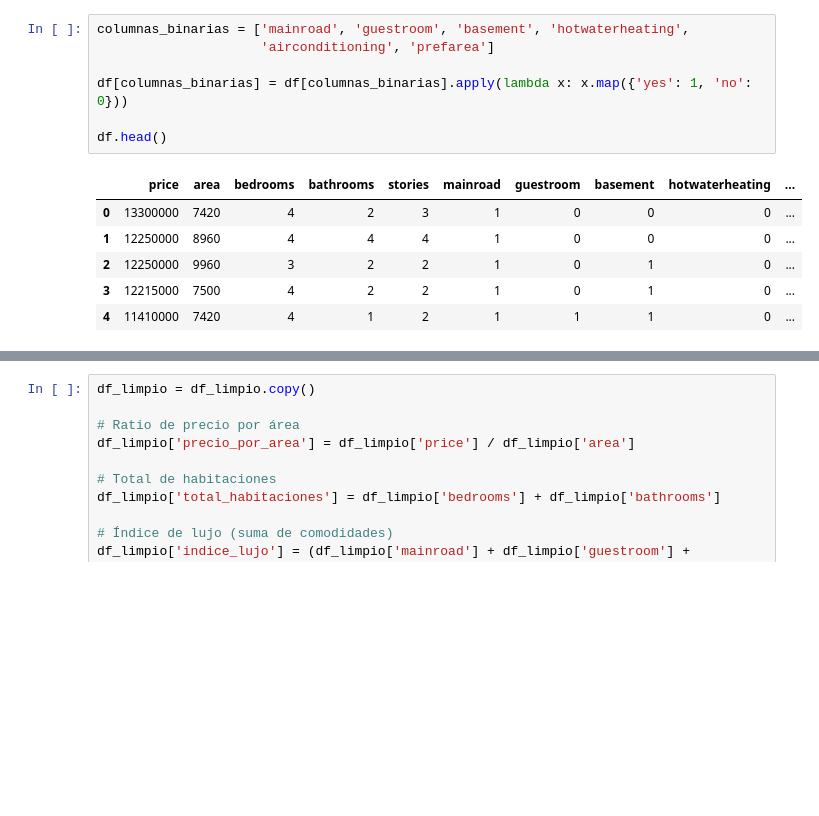
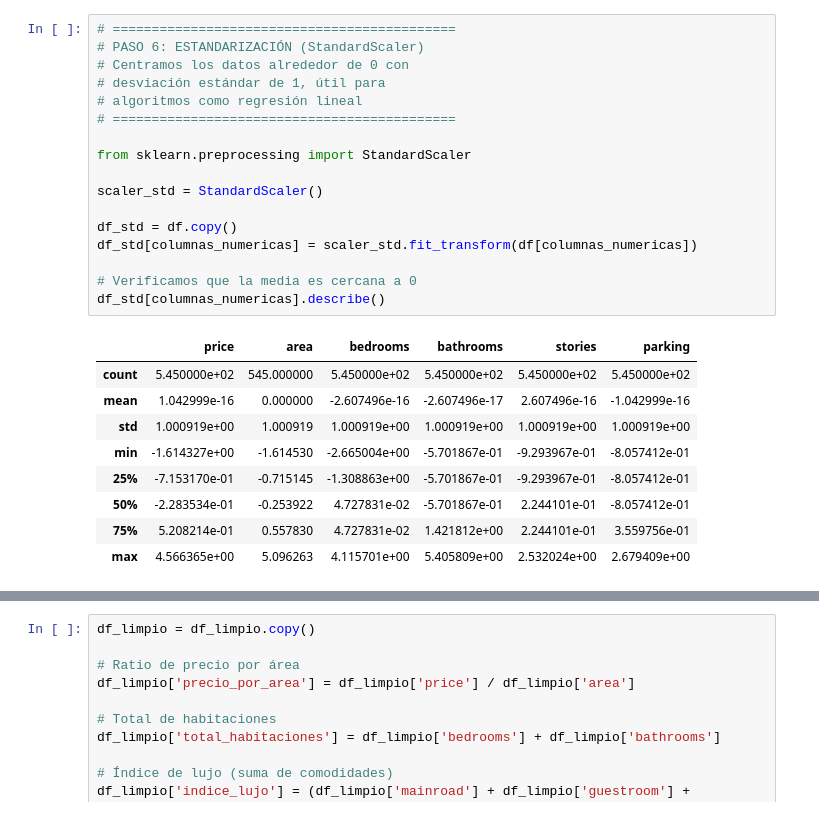
Before and after one commit to matiasCaileo/repaso-ciencia, a Jupyter notebook: notebooks/Untitled1.ipynb, the cells around one changed output, grey strips where cells are left out. Cells and saved outputs as stored; diff of their text form; blank space fills up the shorter version.

```diff
--- a/notebooks/Untitled1.ipynb
+++ b/notebooks/Untitled1.ipynb
@@ -77,15 +130,28 @@ Length: 3, dtype: str
 # %%
-columnas_binarias = ['mainroad', 'guestroom', 'basement', 'hotwaterheating',
-                     'airconditioning', 'prefarea']
+# ============================================
+# PASO 6: ESTANDARIZACIÓN (StandardScaler)
+# Centramos los datos alrededor de 0 con
+# desviación estándar de 1, útil para
+# algoritmos como regresión lineal
+# ============================================
 
-df[columnas_binarias] = df[columnas_binarias].apply(lambda x: x.map({'yes': 1, 'no': 0}))
+from sklearn.preprocessing import StandardScaler
 
-df.head()
+scaler_std = StandardScaler()
+
+df_std = df.copy()
+df_std[columnas_numericas] = scaler_std.fit_transform(df[columnas_numericas])
+
+# Verificamos que la media es cercana a 0
+df_std[columnas_numericas].describe()
 # %% [output]
-|  | price | area | bedrooms | bathrooms | stories | mainroad | guestroom | basement | hotwaterheating | ... |
-| 0 | 13300000 | 7420 | 4 | 2 | 3 | 1 | 0 | 0 | 0 | ... |
-| 1 | 12250000 | 8960 | 4 | 4 | 4 | 1 | 0 | 0 | 0 | ... |
-| 2 | 12250000 | 9960 | 3 | 2 | 2 | 1 | 0 | 1 | 0 | ... |
-| 3 | 12215000 | 7500 | 4 | 2 | 2 | 1 | 0 | 1 | 0 | ... |
-| 4 | 11410000 | 7420 | 4 | 1 | 2 | 1 | 1 | 1 | 0 | ... |
+|  | price | area | bedrooms | bathrooms | stories | parking |
+| count | 5.450000e+02 | 545.000000 | 5.450000e+02 | 5.450000e+02 | 5.450000e+02 | 5.450000e+02 |
+| mean | 1.042999e-16 | 0.000000 | -2.607496e-16 | -2.607496e-17 | 2.607496e-16 | -1.042999e-16 |
+| std | 1.000919e+00 | 1.000919 | 1.000919e+00 | 1.000919e+00 | 1.000919e+00 | 1.000919e+00 |
+| min | -1.614327e+00 | -1.614530 | -2.665004e+00 | -5.701867e-01 | -9.293967e-01 | -8.057412e-01 |
+| 25% | -7.153170e-01 | -0.715145 | -1.308863e+00 | -5.701867e-01 | -9.293967e-01 | -8.057412e-01 |
+| 50% | -2.283534e-01 | -0.253922 | 4.727831e-02 | -5.701867e-01 | 2.244101e-01 | -8.057412e-01 |
+| 75% | 5.208214e-01 | 0.557830 | 4.727831e-02 | 1.421812e+00 | 2.244101e-01 | 3.559756e-01 |
+| max | 4.566365e+00 | 5.096263 | 4.115701e+00 | 5.405809e+00 | 2.532024e+00 | 2.679409e+00 |
 # %%
```
Also changed, not shown: parts of 11 cells of this notebook, 1 other file.
